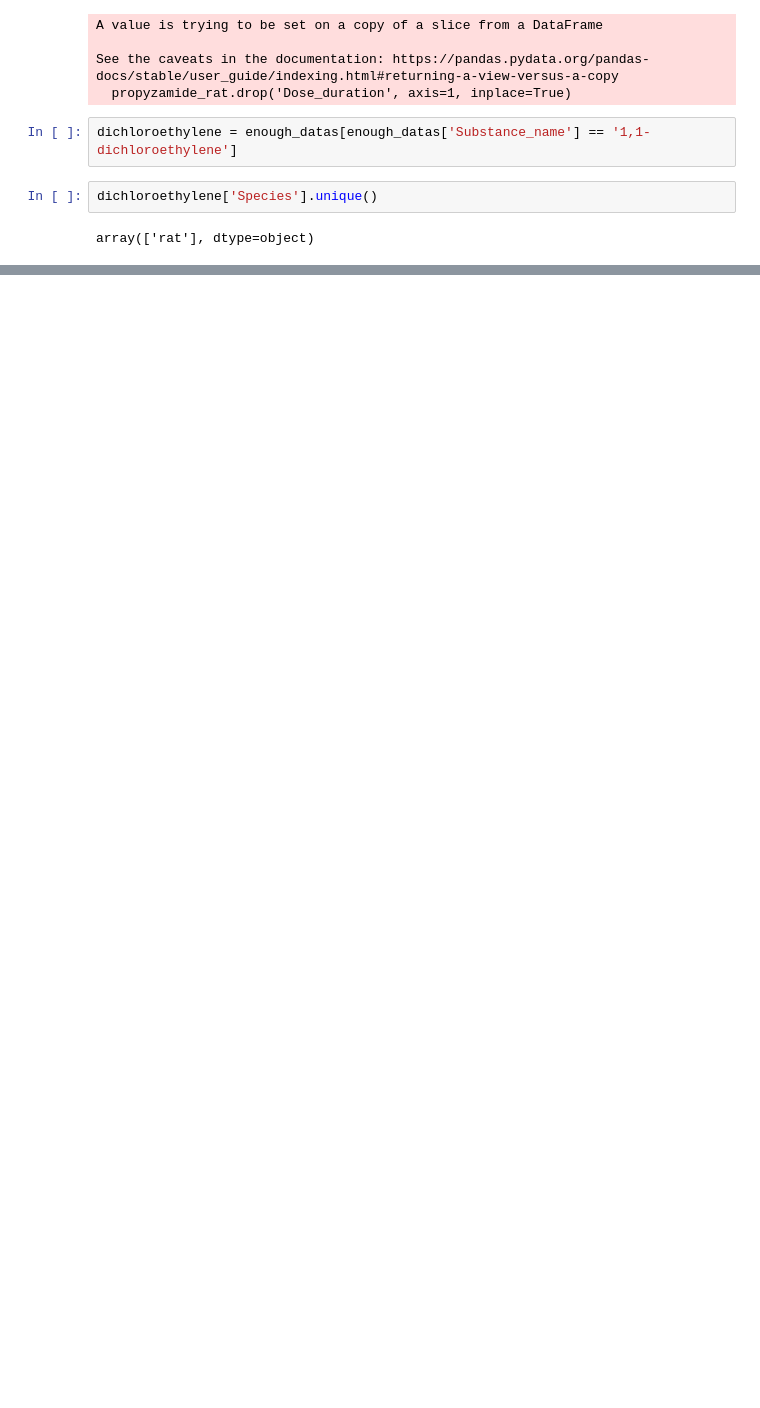
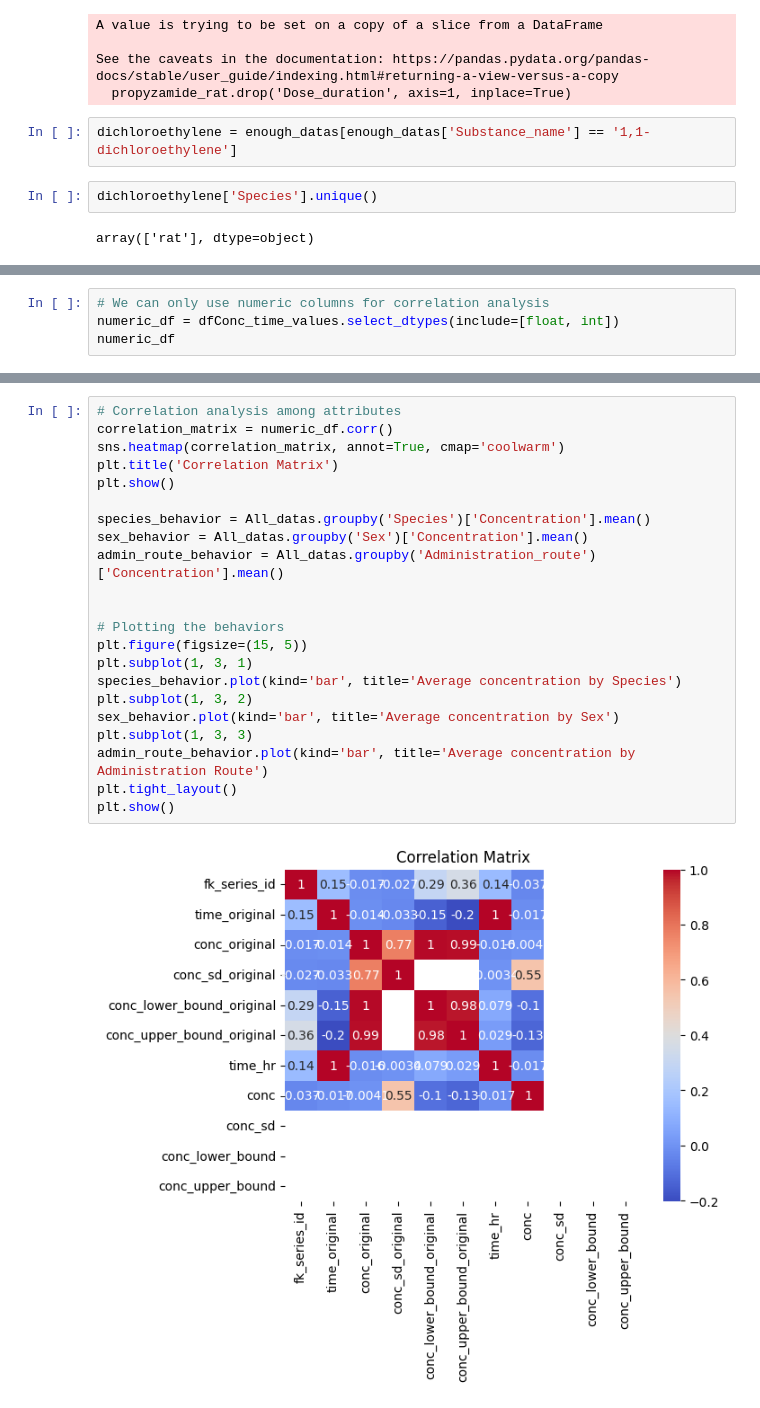
Before and after one commit to tomes-l/Paced-project, a Jupyter notebook: project.ipynb, the cells around one changed output, grey strips where cells are left out. Drawn from its saved outputs; the diff is of its cells as text; blank space fills up the shorter version.

```diff
--- a/project.ipynb
+++ b/project.ipynb
@@ -2250,0 +2368,4 @@ dichloroethylene_rat
+# %%
+# We can only use numeric columns for correlation analysis
+numeric_df = dfConc_time_values.select_dtypes(include=[float, int])
+numeric_df
@@ -2250,0 +2387,24 @@ dichloroethylene_rat
+# %%
+# Correlation analysis among attributes
+correlation_matrix = numeric_df.corr()
+sns.heatmap(correlation_matrix, annot=True, cmap='coolwarm')
+plt.title('Correlation Matrix')
+plt.show()
+
+species_behavior = All_datas.groupby('Species')['Concentration'].mean()
+sex_behavior = All_datas.groupby('Sex')['Concentration'].mean()
+admin_route_behavior = All_datas.groupby('Administration_route')['Concentration'].mean()
+
+
+# Plotting the behaviors
+plt.figure(figsize=(15, 5))
+plt.subplot(1, 3, 1)
+species_behavior.plot(kind='bar', title='Average concentration by Species')
+plt.subplot(1, 3, 2)
+sex_behavior.plot(kind='bar', title='Average concentration by Sex')
+plt.subplot(1, 3, 3)
+admin_route_behavior.plot(kind='bar', title='Average concentration by Administration Route')
+plt.tight_layout()
+plt.show()
+# %% [output]
+[figure, added]
```
Also changed, not shown: parts of 64 cells of this notebook, 1 other file.
